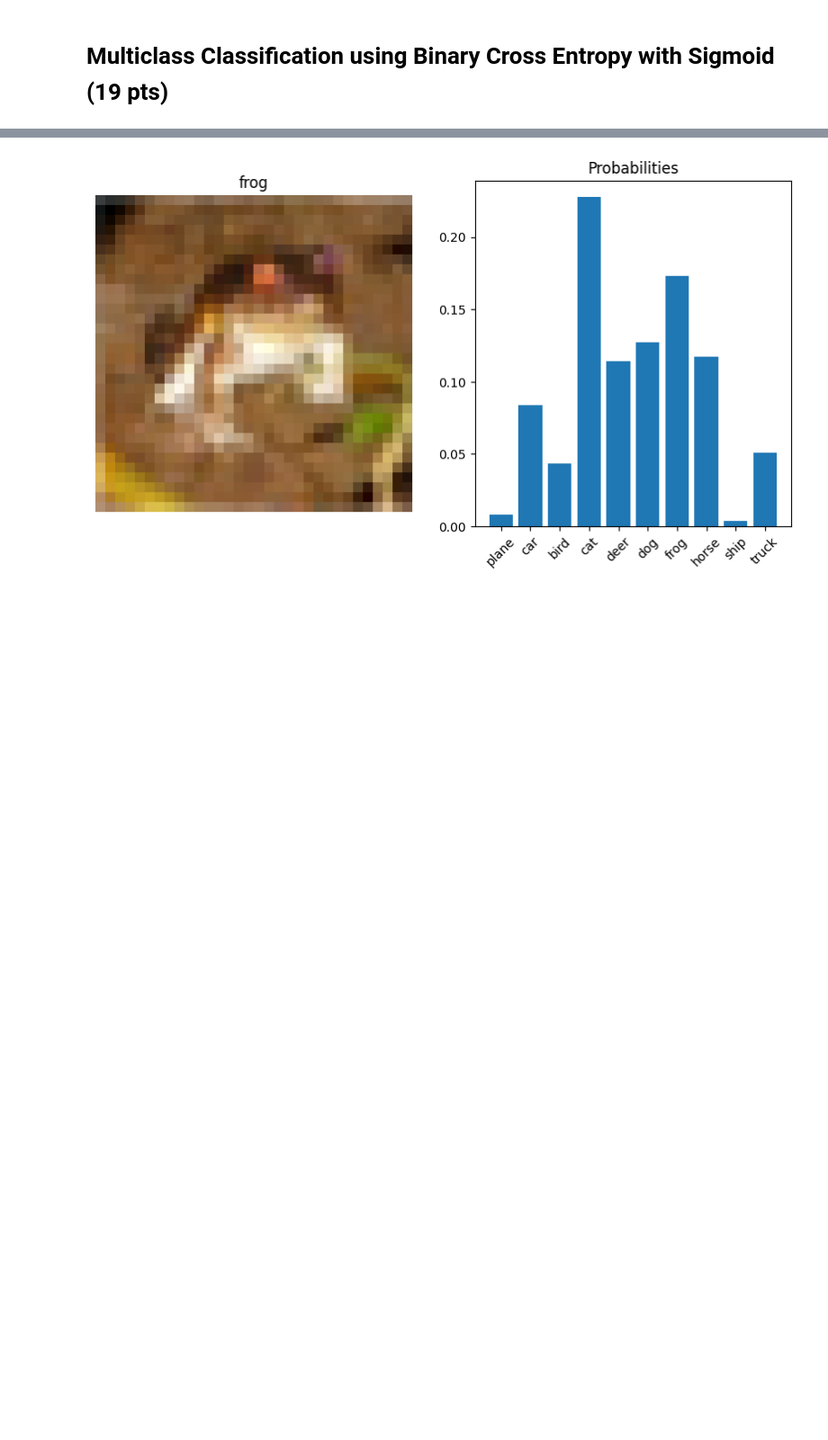
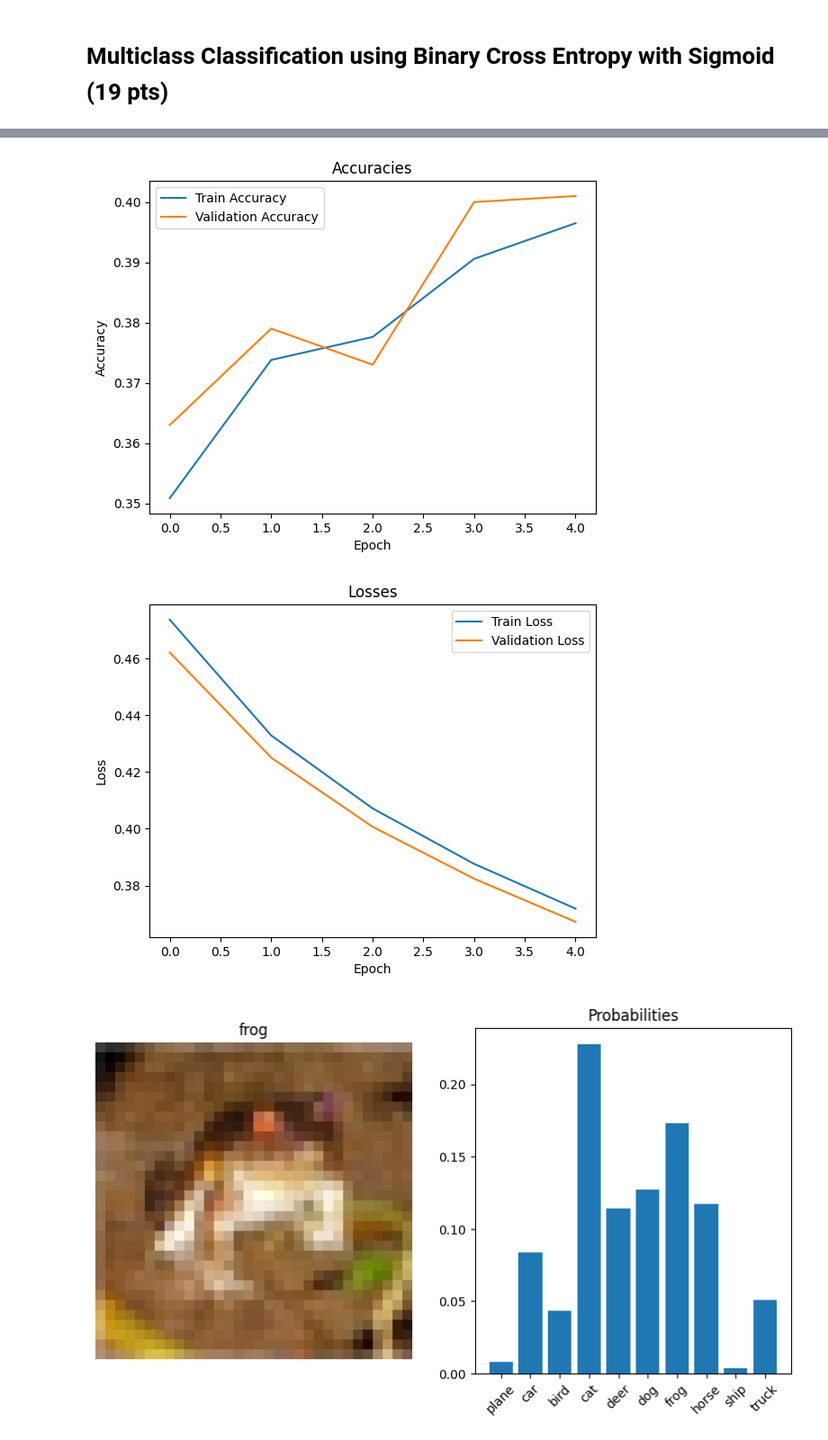
Before and after one commit to Tollgaermis/comp411-assignments, a Jupyter notebook: hw1/hw1.ipynb, the cells around one changed output, grey strips where cells are left out. Shown: that part at 90% size. Cells and saved outputs as stored; diff of their text form; code cells hidden in the pictures; blank space fills up the shorter version.

```diff
--- a/hw1/hw1.ipynb
+++ b/hw1/hw1.ipynb
@@ -504,12 +504,39 @@ class SingleLayerNN(nn.Module):
 
     def forward(self, x):
         # === Your Code Here (3 pts) ===
-
+        x = x.reshape(x.shape[0], -1)
+        x = self.fc(x)
+        return x
         # === === ===
 
 def check_accuracy_and_loss(loader, model):
     # === Your Code Here (2 pts) ===
+    acc = 0
+    total_loss = 0
+    num_correct = 0
+    num_samples = 0
+    num_bathces = len(loader)
+    model.eval()
+    with torch.no_grad():
+        for x, y in loader:
+            # Reshape input to match the model input size
+            #x = x.view(x.size(0), -1)
 
+            # Forward pass
+            scores = model(x)
+
+            # Calculate loss
+            y_one_hot = torch.zeros_like(scores).scatter_(1, y.unsqueeze(1), 1)  # One-hot encode labels
+            loss = criterion(scores, y_one_hot)
+            total_loss += loss.item()
+
+            # Calculate accuracy
+            num_correct += (scores.argmax(dim=1) == y).sum()
+            num_samples += y.size(0)
+
+    acc = num_correct / num_samples
+    total_loss /= num_bathces
+    model.train()
     # === === ===
 
     return acc, total_loss
@@ -531,6 +558,34 @@ val_losses = []
 
 for epoch in range(num_epochs):
     # === Your Code Here (5 pts) ===
+    model.train()
+    train_loss = 0
+    num_correct = 0
+    num_samples = 0
+
+    for x, y in loader_train:
+        # Reshape input and one-hot encode labels
+        #x = x.view(x.size(0), -1)
+        y_one_hot = torch.zeros(x.size(0), 10).scatter_(1, y.unsqueeze(1), 1)
+
+        # Forward pass
+        scores = model(x)
+        loss = criterion(scores, y_one_hot)
+        train_loss += loss.item()
+
+        # Backward pass
+        optimizer.zero_grad()
+        loss.backward()
+        optimizer.step()
+
+    acc, loss = check_accuracy_and_loss(loader=loader_train, model=model)
+    train_accs.append(acc)
+    train_losses.append(loss)
+    print(f"Epoch {epoch + 1}/{num_epochs}: Train Acc: {train_acc:.4f}, Train Loss: {train_loss / len(loader_train):.4f}")
+    acc, loss = check_accuracy_and_loss(loader=loader_val, model=model)
+    val_accs.append(acc)
+    val_losses.append(loss)
+    print(f"Epoch {epoch + 1}/{num_epochs}: Val Acc: {val_acc:.4f}, Val Loss: {val_loss:.4f}")
 
     # === === ===
 
@@ -549,3 +604,4 @@ plt.xlabel('Epoch')
 plt.ylabel('Loss')
 plt.legend()
 plt.show()
+# %% [output]
@@ -552,3 +618,5 @@ plt.show()
+[figure, added]
+[figure, added]
 # %%
 # TODO: Plot proababilities for the first 5 image in the validation set, alongisde the image and the true label
 # You may find torch.sigmoid useful
```
Also changed, not shown: parts of 3 cells of this notebook.
